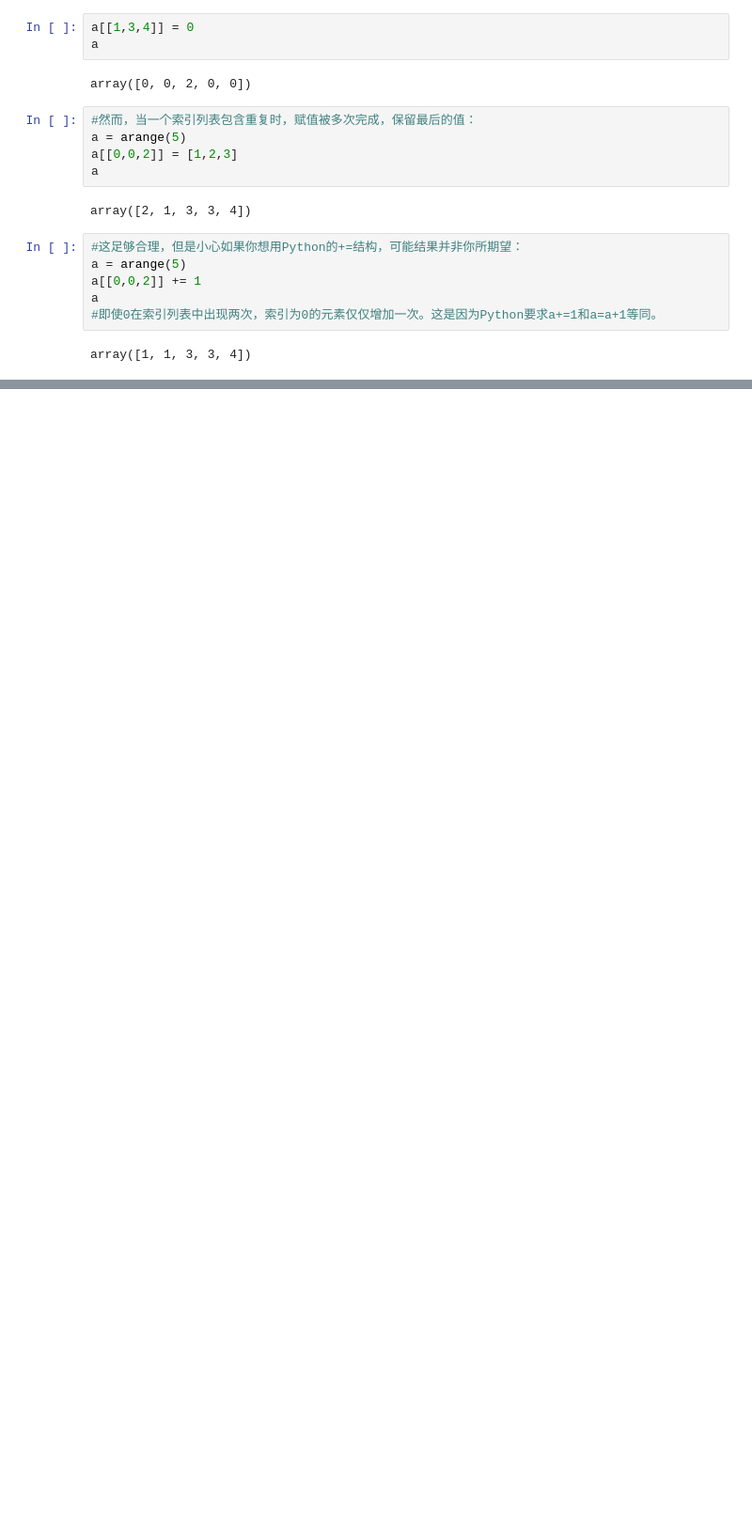
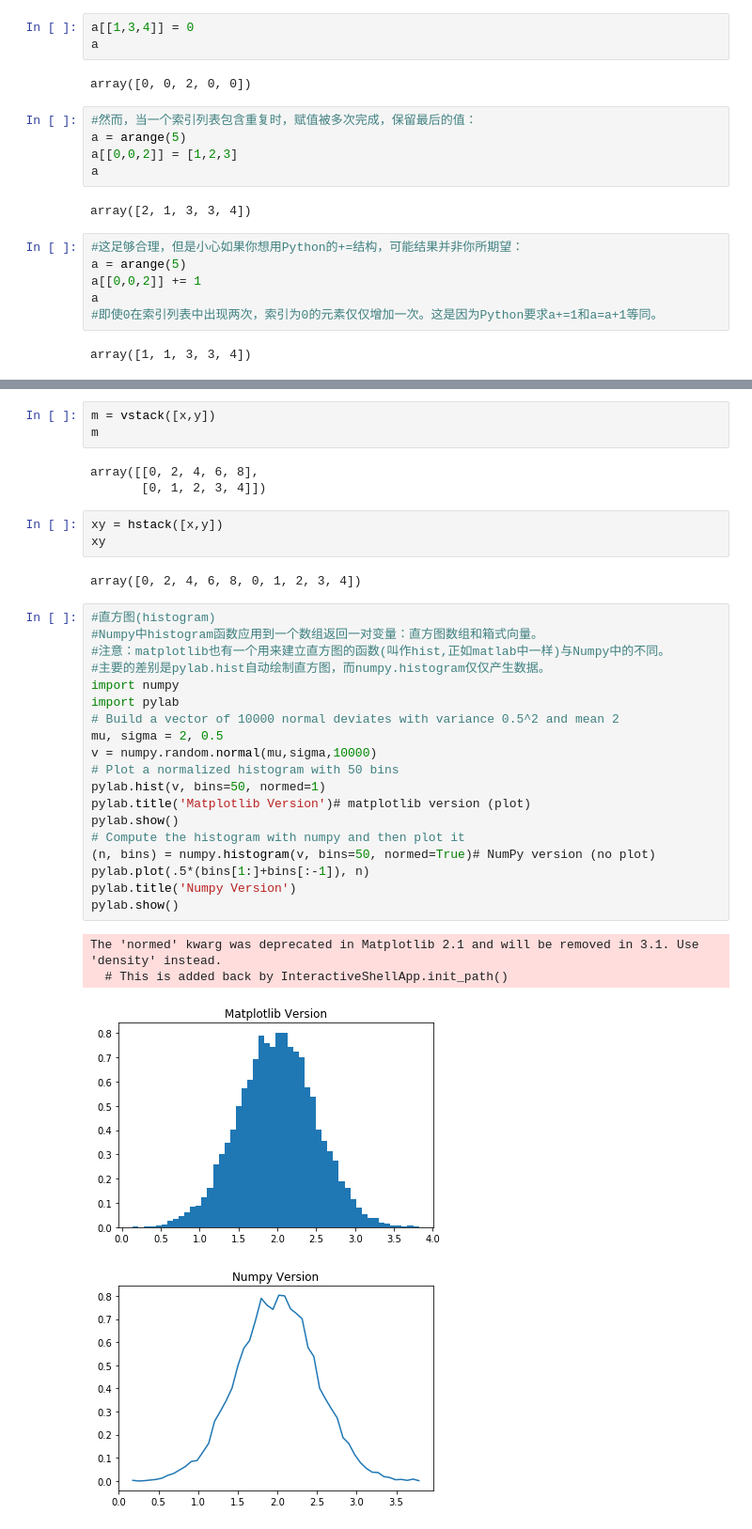
Before and after one commit to DavidBarL/Python-, a Jupyter notebook: Numpy快速上手指南 --- 进阶篇.ipynb, the cells around one changed output, grey strips where cells are left out. Shown at 94% size. Cells and saved outputs as stored; diff of their text form; blank space fills up the shorter version.

```diff
--- a/Numpy快速上手指南 --- 进阶篇.ipynb
+++ b/Numpy快速上手指南 --- 进阶篇.ipynb
@@ -149,0 +559,35 @@ array([1, 1, 3, 3, 4])
+# %%
+m = vstack([x,y])
+m
+# %% [output]
+array([[0, 2, 4, 6, 8],
+       [0, 1, 2, 3, 4]])
+# %%
+xy = hstack([x,y])
+xy
+# %% [output]
+array([0, 2, 4, 6, 8, 0, 1, 2, 3, 4])
+# %%
+#直方图(histogram)
+#Numpy中histogram函数应用到一个数组返回一对变量：直方图数组和箱式向量。
+#注意：matplotlib也有一个用来建立直方图的函数(叫作hist,正如matlab中一样)与Numpy中的不同。
+#主要的差别是pylab.hist自动绘制直方图，而numpy.histogram仅仅产生数据。
+import numpy
+import pylab
+# Build a vector of 10000 normal deviates with variance 0.5^2 and mean 2
+mu, sigma = 2, 0.5
+v = numpy.random.normal(mu,sigma,10000)
+# Plot a normalized histogram with 50 bins
+pylab.hist(v, bins=50, normed=1)
+pylab.title('Matplotlib Version')# matplotlib version (plot)
+pylab.show()
+# Compute the histogram with numpy and then plot it
+(n, bins) = numpy.histogram(v, bins=50, normed=True)# NumPy version (no plot)
+pylab.plot(.5*(bins[1:]+bins[:-1]), n)
+pylab.title('Numpy Version')
+pylab.show()
+# %% [output]
+The 'normed' kwarg was deprecated in Matplotlib 2.1 and will be removed in 3.1. Use 'density' instead.
+  # This is added back by InteractiveShellApp.init_path()
+[figure, added]
+[figure, added]
```
Also changed, not shown: parts of 59 cells of this notebook, 1 other file.
